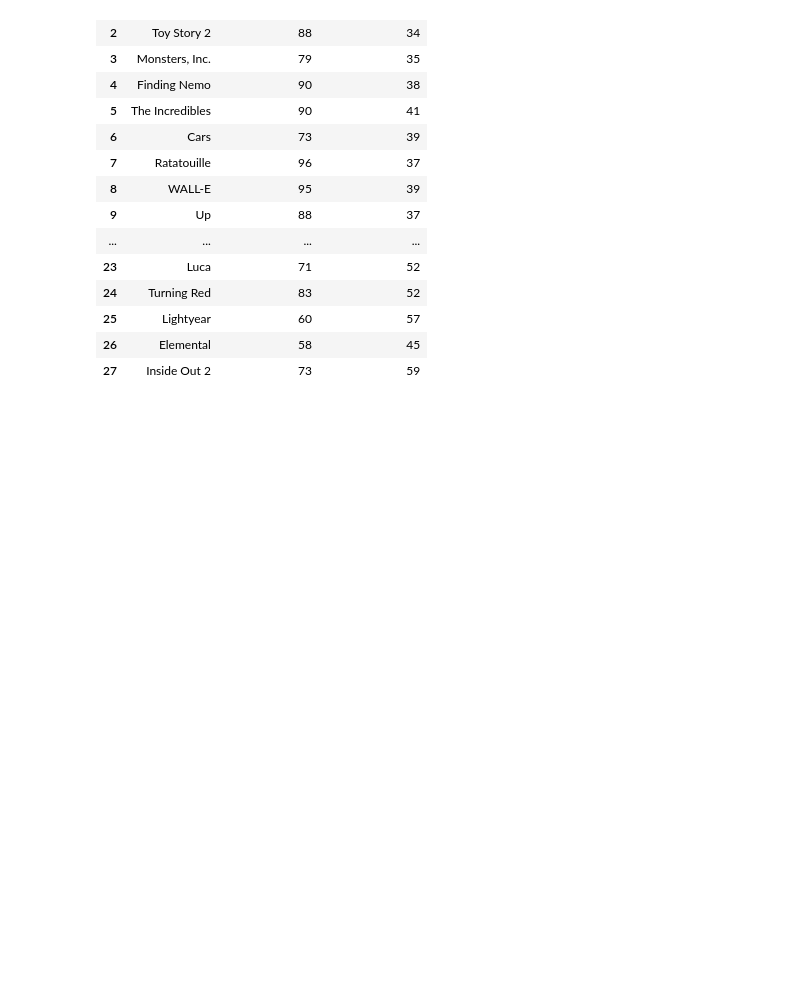
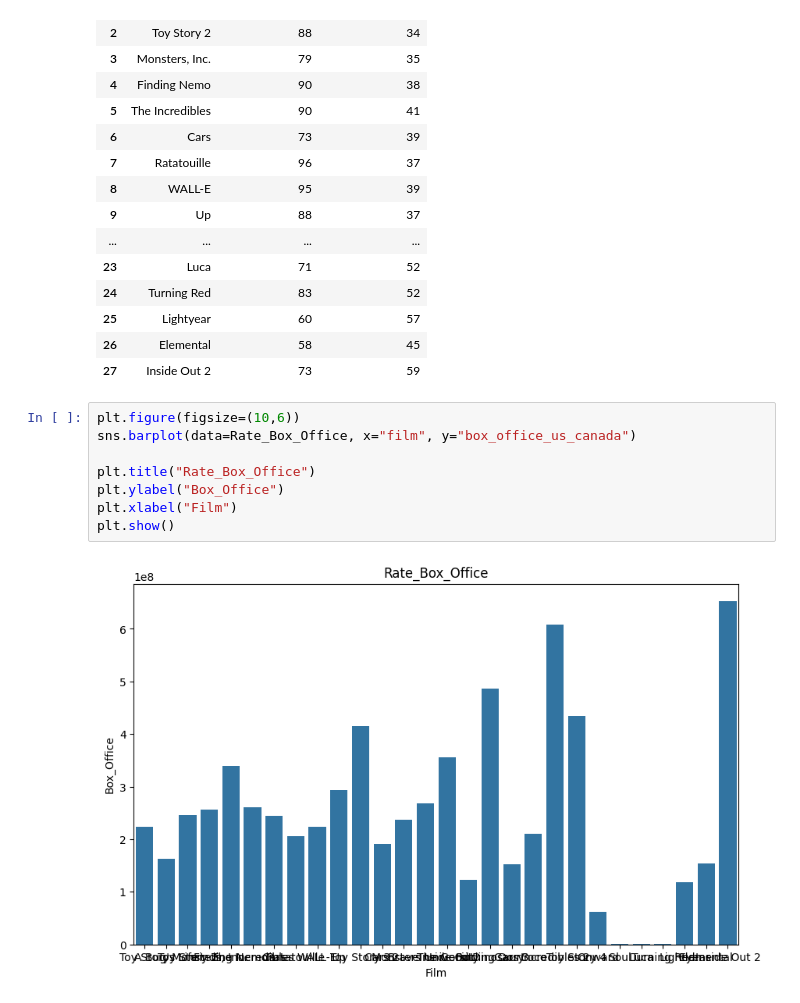
Before and after one commit to shota98501/data_scientist, a Jupyter notebook: Kaggle/Pixar_Films/Data_Analysis/Pixar_Films.ipynb, the cells around one changed output. Drawn from its saved outputs; the diff is of its cells as text; blank space fills up the shorter version.

```diff
--- a/Kaggle/Pixar_Films/Data_Analysis/Pixar_Films.ipynb
+++ b/Kaggle/Pixar_Films/Data_Analysis/Pixar_Films.ipynb
@@ -96,3 +96,13 @@ Rate_Metacritic
 | 25 | Lightyear | 60 | 57 |
 | 26 | Elemental | 58 | 45 |
 | 27 | Inside Out 2 | 73 | 59 |
+# %%
+plt.figure(figsize=(10,6))
+sns.barplot(data=Rate_Box_Office, x="film", y="box_office_us_canada")
+
+plt.title("Rate_Box_Office")
+plt.ylabel("Box_Office")
+plt.xlabel("Film")
+plt.show()
+# %% [output]
+[figure, added]
```
Also changed, not shown: 1 other file.
